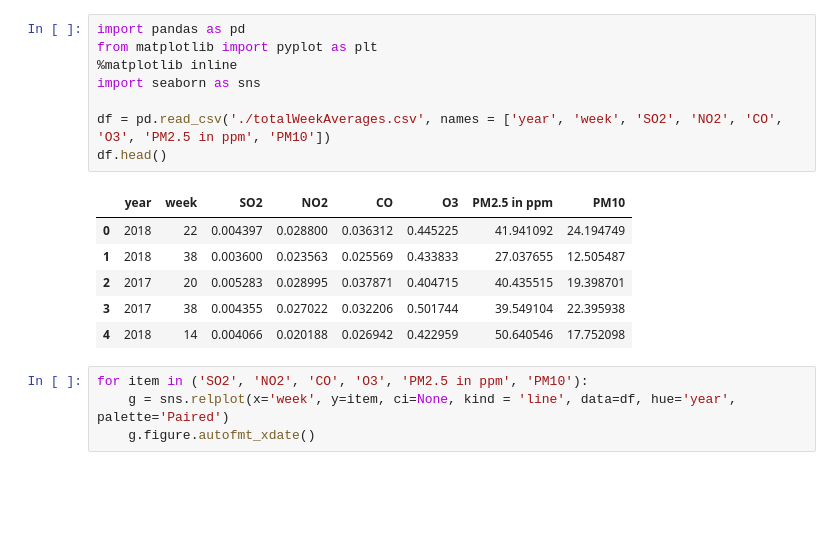
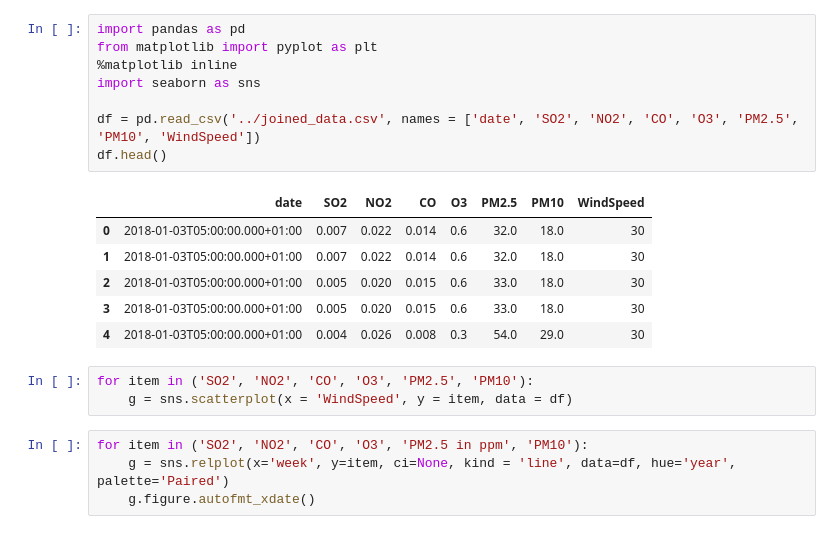
Before and after one commit to PSteinhaus/bigData, a Jupyter notebook: YearPlot.ipynb, the cells around one changed output. Saved outputs shown, nothing was run; the diff lists cells and outputs as text; blank space fills up the shorter version.

Commit message:
scatterplots

```diff
--- a/YearPlot.ipynb
+++ b/YearPlot.ipynb
@@ -1,18 +1,21 @@
 # %%
 import pandas as pd
 from matplotlib import pyplot as plt
 %matplotlib inline
 import seaborn as sns
 
-df = pd.read_csv('./totalWeekAverages.csv', names = ['year', 'week', 'SO2', 'NO2', 'CO', 'O3', 'PM2.5 in ppm', 'PM10'])
+df = pd.read_csv('../joined_data.csv', names = ['date', 'SO2', 'NO2', 'CO', 'O3', 'PM2.5', 'PM10', 'WindSpeed'])
 df.head()
 # %% [output]
-|  | year | week | SO2 | NO2 | CO | O3 | PM2.5 in ppm | PM10 |
-| 0 | 2018 | 22 | 0.004397 | 0.028800 | 0.036312 | 0.445225 | 41.941092 | 24.194749 |
-| 1 | 2018 | 38 | 0.003600 | 0.023563 | 0.025569 | 0.433833 | 27.037655 | 12.505487 |
-| 2 | 2017 | 20 | 0.005283 | 0.028995 | 0.037871 | 0.404715 | 40.435515 | 19.398701 |
-| 3 | 2017 | 38 | 0.004355 | 0.027022 | 0.032206 | 0.501744 | 39.549104 | 22.395938 |
-| 4 | 2018 | 14 | 0.004066 | 0.020188 | 0.026942 | 0.422959 | 50.640546 | 17.752098 |
+|  | date | SO2 | NO2 | CO | O3 | PM2.5 | PM10 | WindSpeed |
+| 0 | 2018-01-03T05:00:00.000+01:00 | 0.007 | 0.022 | 0.014 | 0.6 | 32.0 | 18.0 | 30 |
+| 1 | 2018-01-03T05:00:00.000+01:00 | 0.007 | 0.022 | 0.014 | 0.6 | 32.0 | 18.0 | 30 |
+| 2 | 2018-01-03T05:00:00.000+01:00 | 0.005 | 0.020 | 0.015 | 0.6 | 33.0 | 18.0 | 30 |
+| 3 | 2018-01-03T05:00:00.000+01:00 | 0.005 | 0.020 | 0.015 | 0.6 | 33.0 | 18.0 | 30 |
+| 4 | 2018-01-03T05:00:00.000+01:00 | 0.004 | 0.026 | 0.008 | 0.3 | 54.0 | 29.0 | 30 |
+# %%
+for item in ('SO2', 'NO2', 'CO', 'O3', 'PM2.5', 'PM10'):
+    g = sns.scatterplot(x = 'WindSpeed', y = item, data = df)
 # %%
 for item in ('SO2', 'NO2', 'CO', 'O3', 'PM2.5 in ppm', 'PM10'):
     g = sns.relplot(x='week', y=item, ci=None, kind = 'line', data=df, hue='year', palette='Paired')
```
